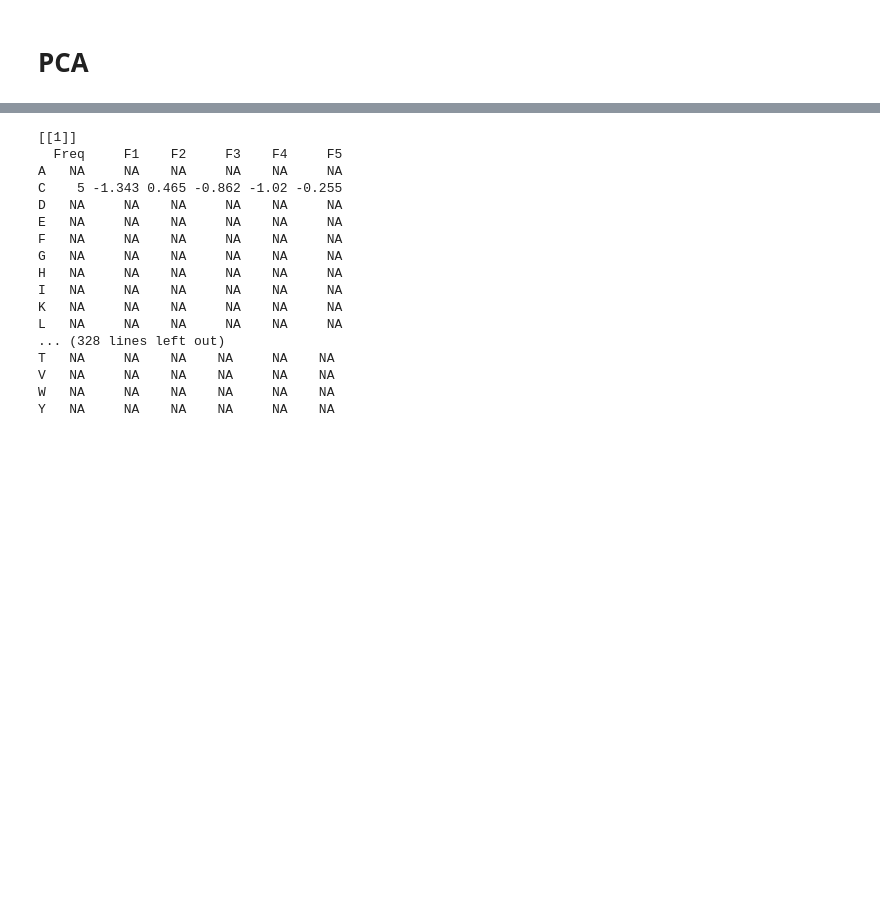
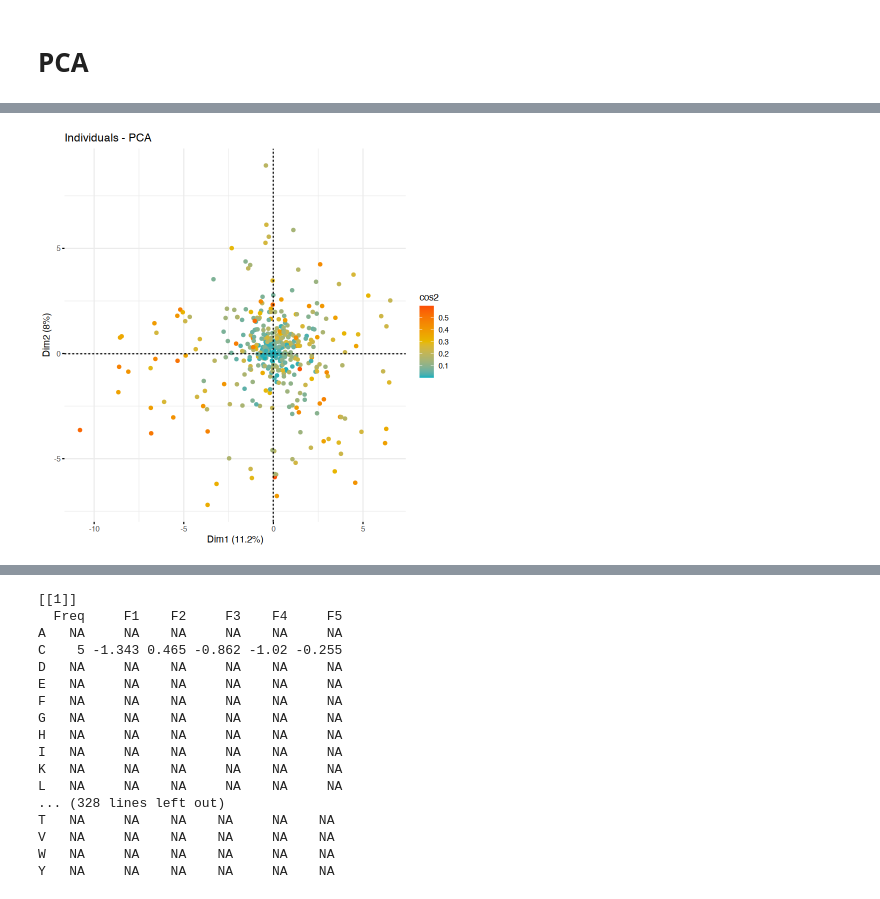
Before and after one commit to pughlab/ped_CapTCRseq, a Jupyter notebook: notebooks/000_aaFeatures.ipynb, the cells around one changed output, grey strips where cells are left out. Drawn from its saved outputs; the diff is of its cells as text; code cells hidden in the pictures; blank space fills up the shorter version.

Commit message:
PCA with aaFeatures at length 15

```diff
--- a/notebooks/000_aaFeatures.ipynb
+++ b/notebooks/000_aaFeatures.ipynb
@@ -338,0 +348,3 @@ theme(legend.position = "bottom")
+# %%
+#subset to those in metadata
+length15 <- length15[ rownames(length15) %in% meta_div$basename,]
@@ -338,0 +355,4 @@ theme(legend.position = "bottom")
+# %%
+rmcol <- colnames(length15)[endsWith(colnames(length15), "_L14" )]
+# %%
+length15 <- length15[, !colnames(length15) %in% rmcol]
@@ -338,0 +369,3 @@ theme(legend.position = "bottom")
+# %%
+#pca
+mypca <- prcomp(length15, scale = TRUE)
@@ -338,0 +376,8 @@ theme(legend.position = "bottom")
+# %%
+fviz_pca_ind(mypca,geom = "point",
+             col.ind = "cos2", # Color by the quality of representation
+             gradient.cols = c("#00AFBB", "#E7B800", "#FC4E07"),
+            # repel = TRUE     # Avoid text overlapping
+             )
+# %% [output]
+[figure, added]
```
Also changed, not shown: parts of 20 cells of this notebook.
